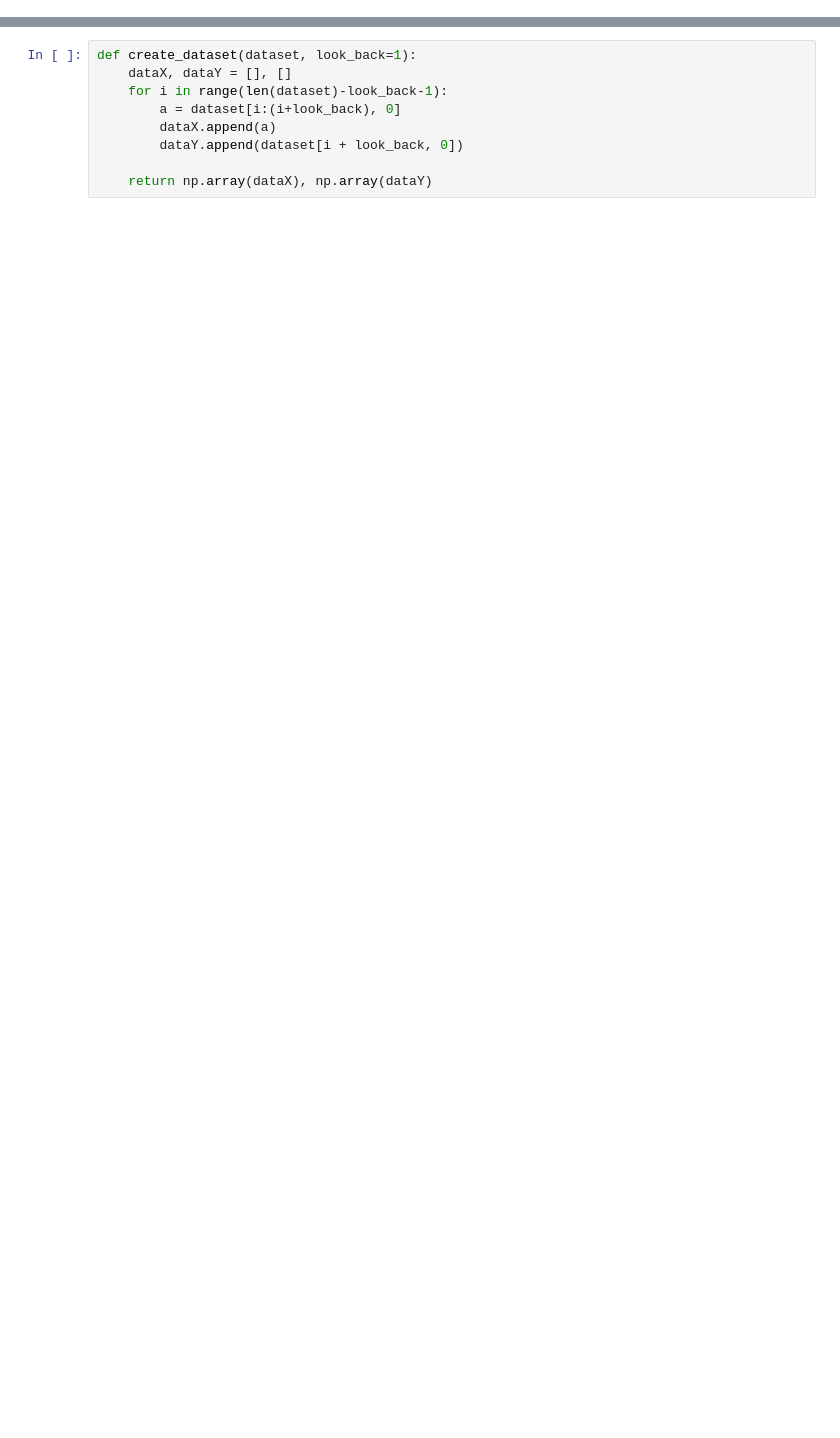
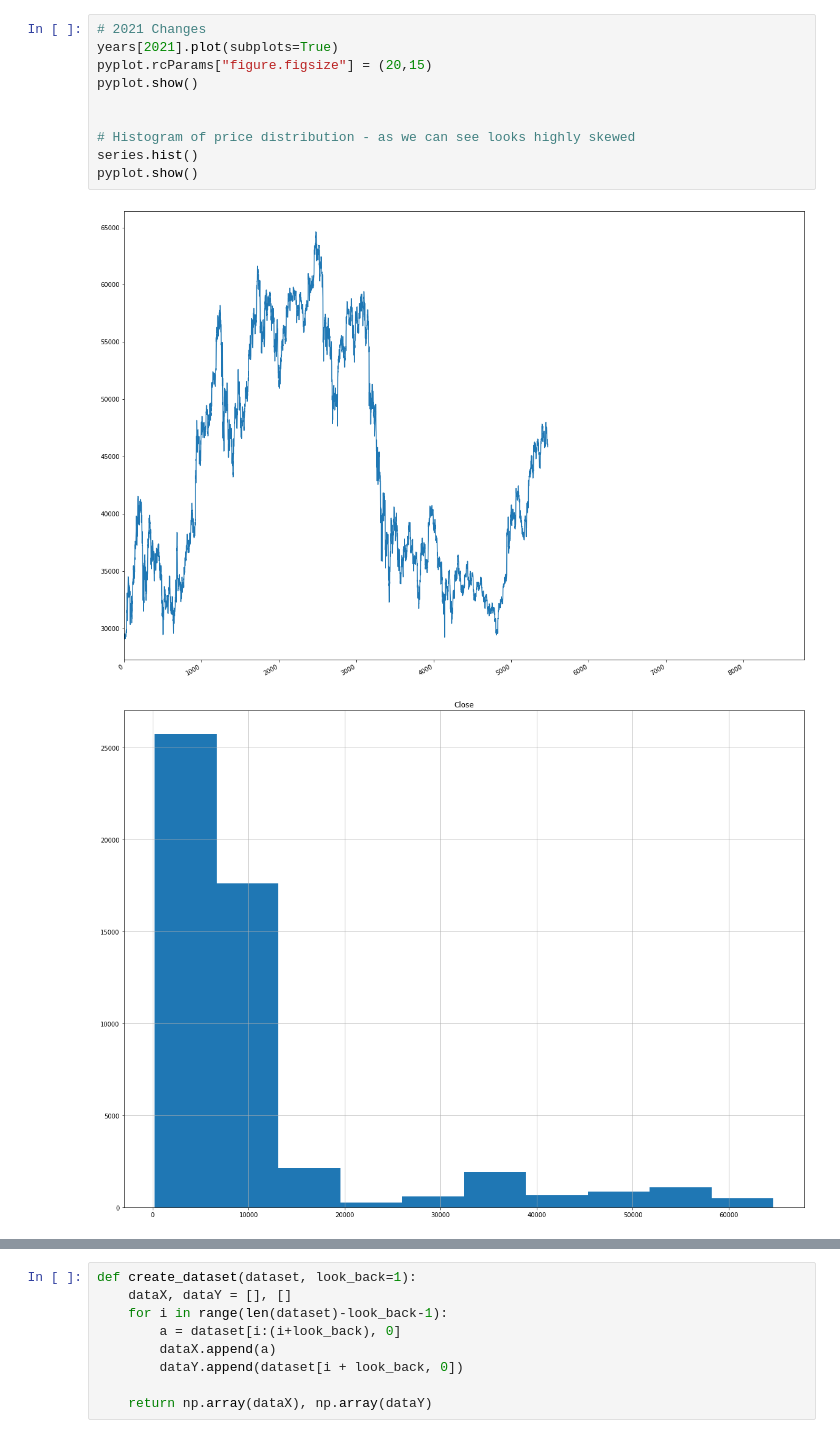
Before and after one commit to deepanshgandhi/Bitcoin-Price-Forecast, a Jupyter notebook: models/Training_ANN_reg.ipynb, the cells around one changed output, grey strips where cells are left out. Saved outputs shown, nothing was run; the diff lists cells and outputs as text; blank space fills up the shorter version.

```diff
--- a/models/Training_ANN_reg.ipynb
+++ b/models/Training_ANN_reg.ipynb
@@ -89,0 +129,13 @@ dataframe.head(3)
+# %%
+# 2021 Changes
+years[2021].plot(subplots=True)
+pyplot.rcParams["figure.figsize"] = (20,15)
+pyplot.show()
+
+
+# Histogram of price distribution - as we can see looks highly skewed
+series.hist()
+pyplot.show()
+# %% [output]
+[figure, added]
+[figure, added]
```
Also changed, not shown: parts of 39 cells of this notebook, 3 other files.
